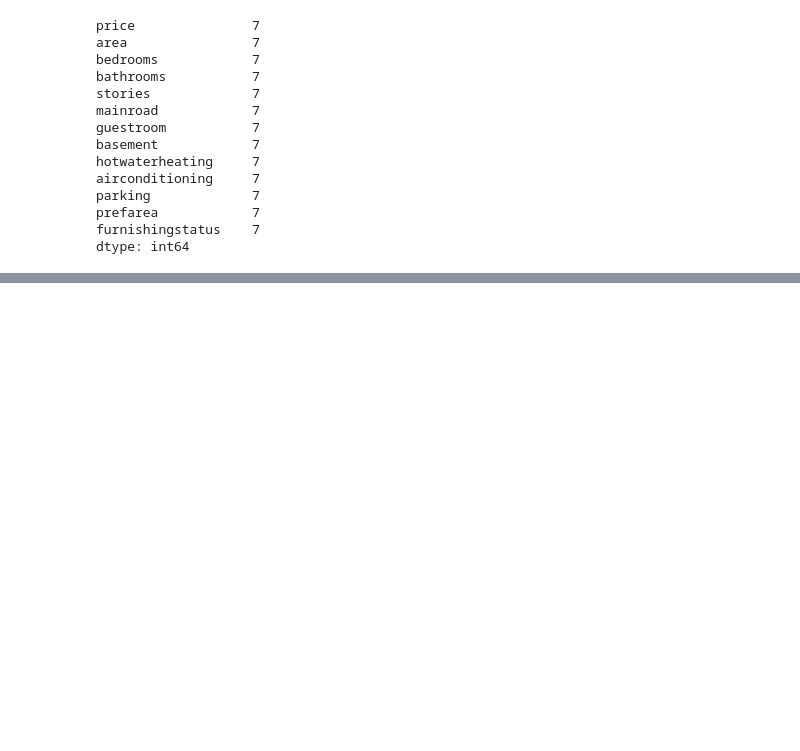
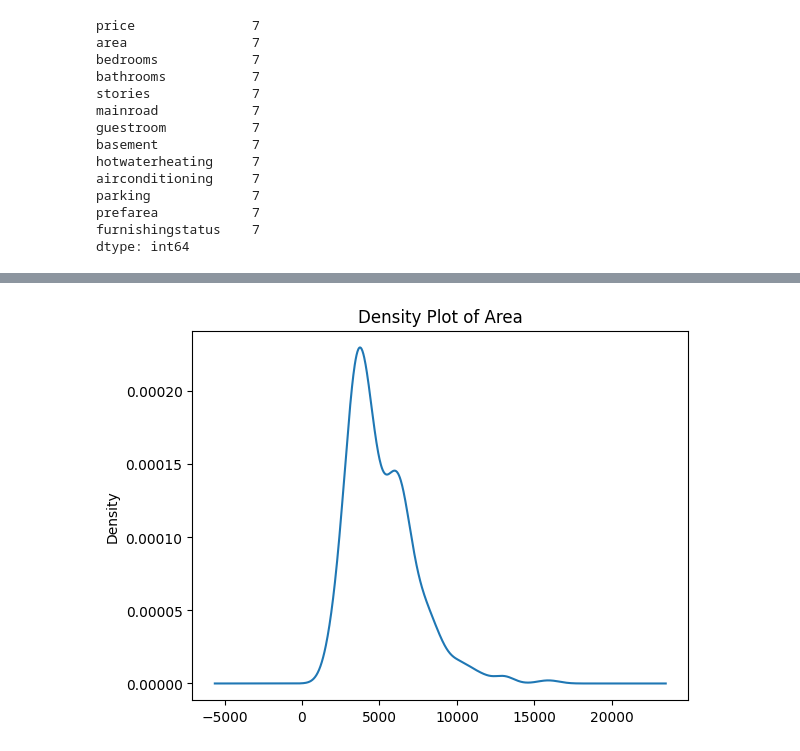
Before and after one commit to AtaullahMasum/Machine-Learning-Project, a Jupyter notebook: House Price Prediction/notebooks/eda_and_model.ipynb, the cells around one changed output, grey strips where cells are left out. Saved outputs shown, nothing was run; the diff lists cells and outputs as text; code cells hidden in the pictures; blank space fills up the shorter version.

```diff
--- a/House Price Prediction/notebooks/eda_and_model.ipynb
+++ b/House Price Prediction/notebooks/eda_and_model.ipynb
@@ -311,0 +371,6 @@ dtype: int64
+# %%
+data['area'].plot(kind='kde')
+plt.title('Density Plot of Area')
+plt.show()
+# %% [output]
+[figure, added]
```
Also changed, not shown: parts of 4 cells of this notebook.
